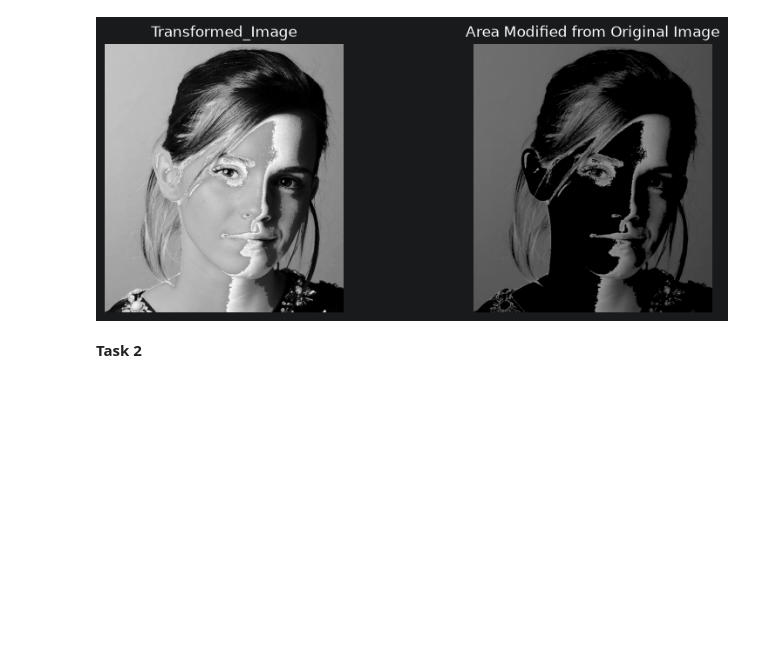
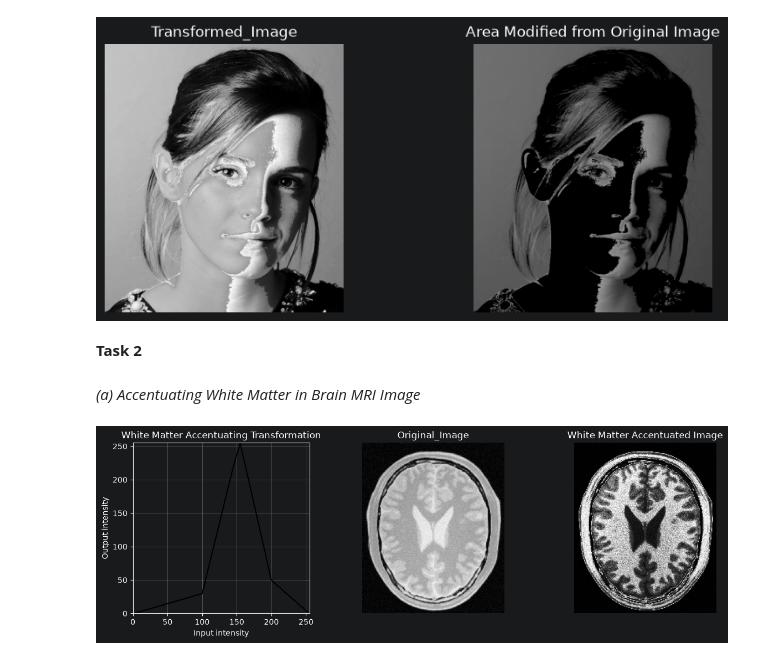
Before and after one commit to indeepa-05/EN3160-Image-Processing, a Jupyter notebook: Assignments/EN3160 Assignment1 on Intensity Transformations and Neighborhood Filtering.ipynb, the cells around one changed output. Cells and saved outputs as stored; diff of their text form; code cells hidden in the pictures; blank space fills up the shorter version.

Commit message:
Completed Task 2 in EN3160 Assignment1 on Intensity Transformations and Neighborhood Filtering

```diff
--- a/Assignments/EN3160 Assignment1 on Intensity Transformations and Neighborhood Filtering.ipynb
+++ b/Assignments/EN3160 Assignment1 on Intensity Transformations and Neighborhood Filtering.ipynb
@@ -64,3 +64,31 @@ plt.show()
 [figure]
 # %% [markdown]
 **Task 2**
+# %% [markdown]
+*(a) Accentuating White Matter in Brain MRI Image*
+# %%
+#Loading Brain MRI Image.
+im2=cv.imread(filename="D:\EN3160 - Image Procesing and Machine Vision Codes/Assignments/images/q2.jpeg",flags=cv.IMREAD_GRAYSCALE)
+assert im2 is not None
+# %%
+#Defining Break Points for Accentuating White Matter in Brain MRI Image
+c_white = np.array([(0,0), (100,30), (145,220), (155,255),(200,50),(255,0)])
+Transform_white = Intensity_Transform(c_white)
+Transformed_im_white = cv.LUT(im2, Transform_white)
+fig,ax = plt.subplots(nrows=1,ncols=3, figsize=(14,4))
+ax[0].plot(Transform_white, color='black')
+ax[0].set_xlim(0, 255)
+ax[0].set_ylim(0, 255)
+ax[0].set_title('White Matter Accentuating Transformation')
+ax[0].set_xlabel('Input intensity')
+ax[0].set_ylabel('Output intensity')
+ax[0].grid()
+ax[1].imshow(im2,cmap='gray',vmin=0,vmax=255)
+ax[1].set_title('Original_Image')
+ax[1].axis('off')
+ax[2].imshow(Transformed_im_white,cmap='gray',vmin=0,vmax=255)
+ax[2].set_title('White Matter Accentuated Image')
+ax[2].axis('off')
+plt.show()
+# %% [output]
+[figure, added]
```
Also changed, not shown: parts of 2 cells of this notebook.
